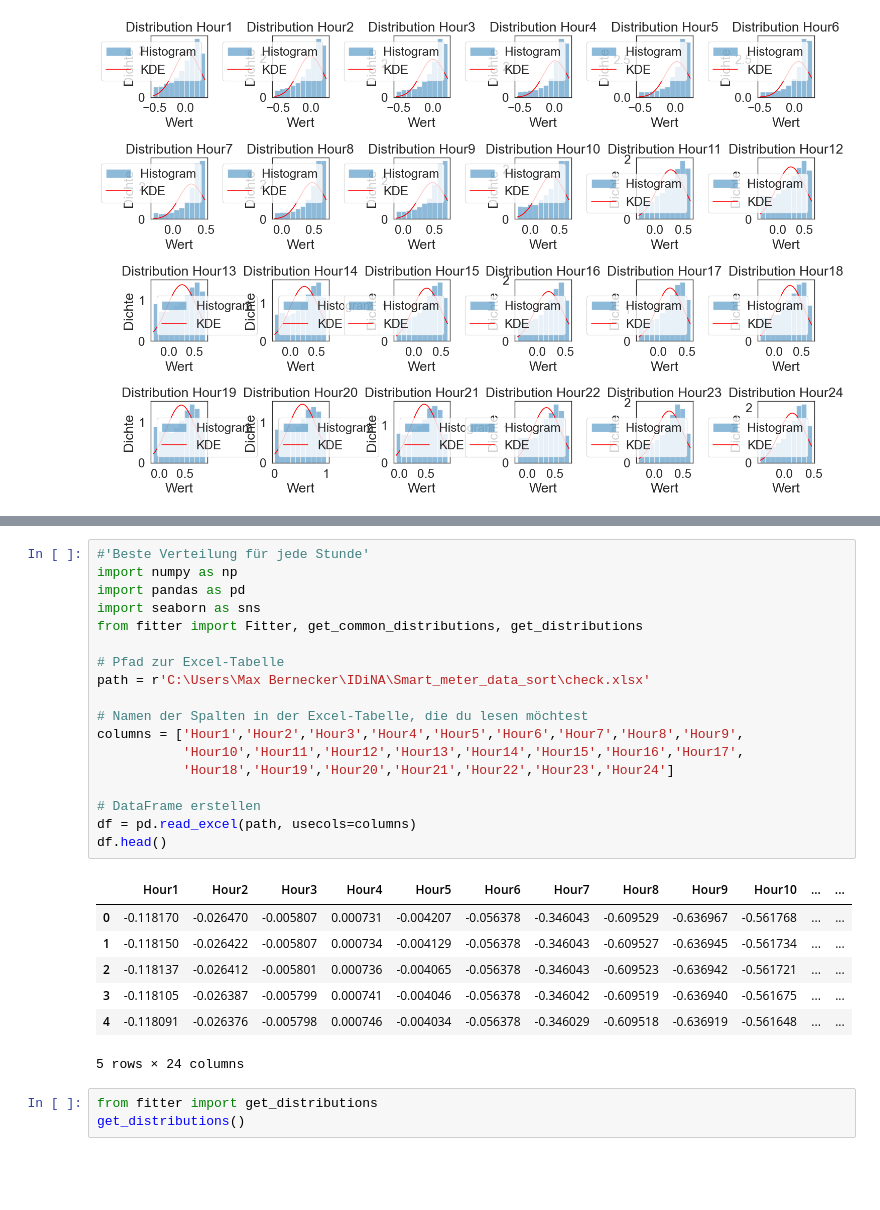
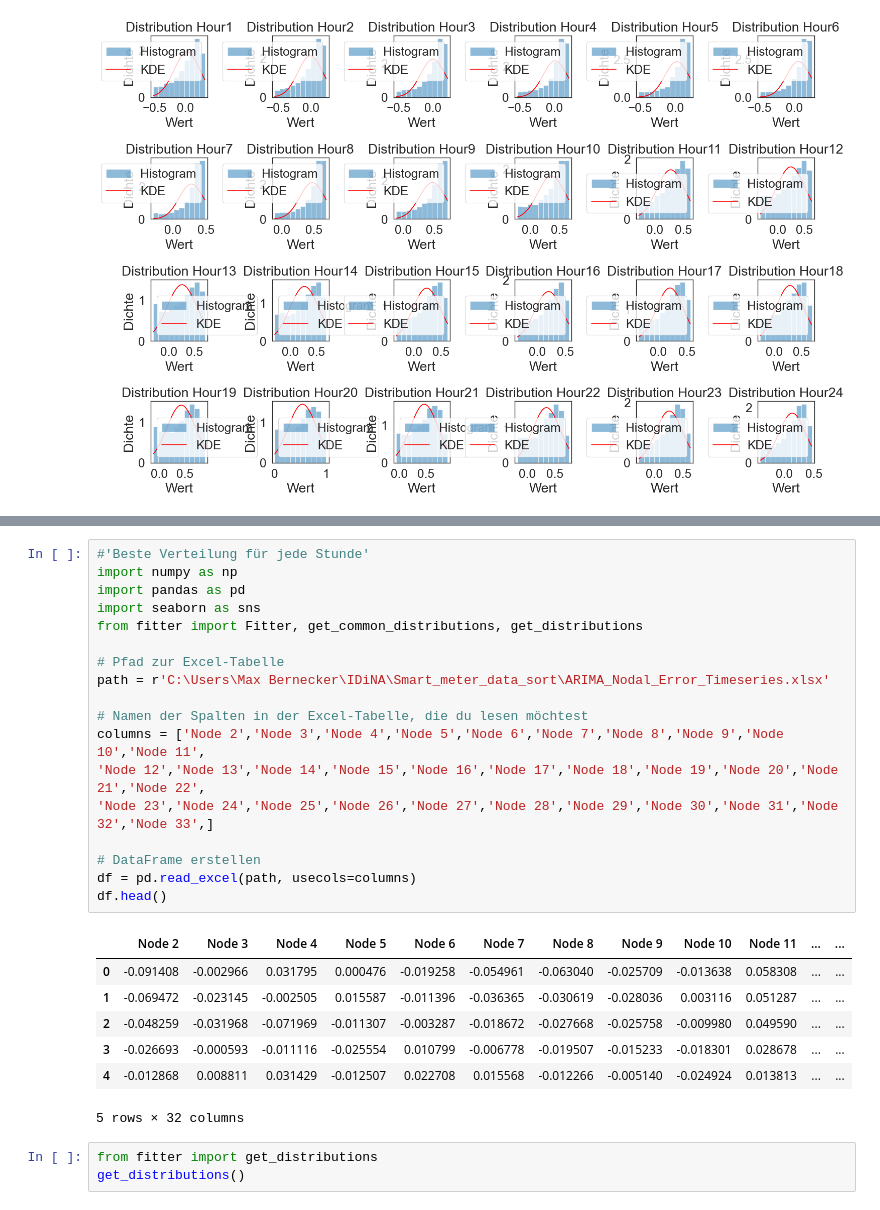
Before and after one commit to BTU-EnerEcon/IDiNA, a Jupyter notebook: Smart_meter_data_sort/Estimate Error Distribution SM data from SLP.ipynb, the cells around one changed output, grey strips where cells are left out. Saved outputs shown, nothing was run; the diff lists cells and outputs as text; blank space fills up the shorter version.

```diff
--- a/Smart_meter_data_sort/Estimate Error Distribution SM data from SLP.ipynb
+++ b/Smart_meter_data_sort/Estimate Error Distribution SM data from SLP.ipynb
@@ -150,29 +149,29 @@ FitDataError: Invalid values in `data`.  Maximum likelihood estimation with 'bet
 # %%
 #'Beste Verteilung für jede Stunde'
 import numpy as np
 import pandas as pd
 import seaborn as sns
 from fitter import Fitter, get_common_distributions, get_distributions
 
 # Pfad zur Excel-Tabelle
-path = r'C:\Users\Max Bernecker\IDiNA\Smart_meter_data_sort\check.xlsx'
+path = r'C:\Users\Max Bernecker\IDiNA\Smart_meter_data_sort\ARIMA_Nodal_Error_Timeseries.xlsx'
 
 # Namen der Spalten in der Excel-Tabelle, die du lesen möchtest
-columns = ['Hour1','Hour2','Hour3','Hour4','Hour5','Hour6','Hour7','Hour8','Hour9',
-           'Hour10','Hour11','Hour12','Hour13','Hour14','Hour15','Hour16','Hour17',
-           'Hour18','Hour19','Hour20','Hour21','Hour22','Hour23','Hour24']
+columns = ['Node 2','Node 3','Node 4','Node 5','Node 6','Node 7','Node 8','Node 9','Node 10','Node 11',
+'Node 12','Node 13','Node 14','Node 15','Node 16','Node 17','Node 18','Node 19','Node 20','Node 21','Node 22',
+'Node 23','Node 24','Node 25','Node 26','Node 27','Node 28','Node 29','Node 30','Node 31','Node 32','Node 33',]
 
 # DataFrame erstellen
 df = pd.read_excel(path, usecols=columns)
 df.head()
 # %% [output]
-|  | Hour1 | Hour2 | Hour3 | Hour4 | Hour5 | Hour6 | Hour7 | Hour8 | Hour9 | Hour10 | ... | ... |
-| 0 | -0.118170 | -0.026470 | -0.005807 | 0.000731 | -0.004207 | -0.056378 | -0.346043 | -0.609529 | -0.636967 | -0.561768 | ... | ... |
-| 1 | -0.118150 | -0.026422 | -0.005807 | 0.000734 | -0.004129 | -0.056378 | -0.346043 | -0.609527 | -0.636945 | -0.561734 | ... | ... |
-| 2 | -0.118137 | -0.026412 | -0.005801 | 0.000736 | -0.004065 | -0.056378 | -0.346043 | -0.609523 | -0.636942 | -0.561721 | ... | ... |
-| 3 | -0.118105 | -0.026387 | -0.005799 | 0.000741 | -0.004046 | -0.056378 | -0.346042 | -0.609519 | -0.636940 | -0.561675 | ... | ... |
-| 4 | -0.118091 | -0.026376 | -0.005798 | 0.000746 | -0.004034 | -0.056378 | -0.346029 | -0.609518 | -0.636919 | -0.561648 | ... | ... |
+|  | Node 2 | Node 3 | Node 4 | Node 5 | Node 6 | Node 7 | Node 8 | Node 9 | Node 10 | Node 11 | ... | ... |
+| 0 | -0.091408 | -0.002966 | 0.031795 | 0.000476 | -0.019258 | -0.054961 | -0.063040 | -0.025709 | -0.013638 | 0.058308 | ... | ... |
+| 1 | -0.069472 | -0.023145 | -0.002505 | 0.015587 | -0.011396 | -0.036365 | -0.030619 | -0.028036 | 0.003116 | 0.051287 | ... | ... |
+| 2 | -0.048259 | -0.031968 | -0.071969 | -0.011307 | -0.003287 | -0.018672 | -0.027668 | -0.025758 | -0.009980 | 0.049590 | ... | ... |
+| 3 | -0.026693 | -0.000593 | -0.011116 | -0.025554 | 0.010799 | -0.006778 | -0.019507 | -0.015233 | -0.018301 | 0.028678 | ... | ... |
+| 4 | -0.012868 | 0.008811 | 0.031429 | -0.012507 | 0.022708 | 0.015568 | -0.012266 | -0.005140 | -0.024924 | 0.013813 | ... | ... |
-5 rows × 24 columns
+5 rows × 32 columns
 # %%
 from fitter import get_distributions
 get_distributions()
```
Also changed, not shown: parts of 4 cells of this notebook, 32 other files.
